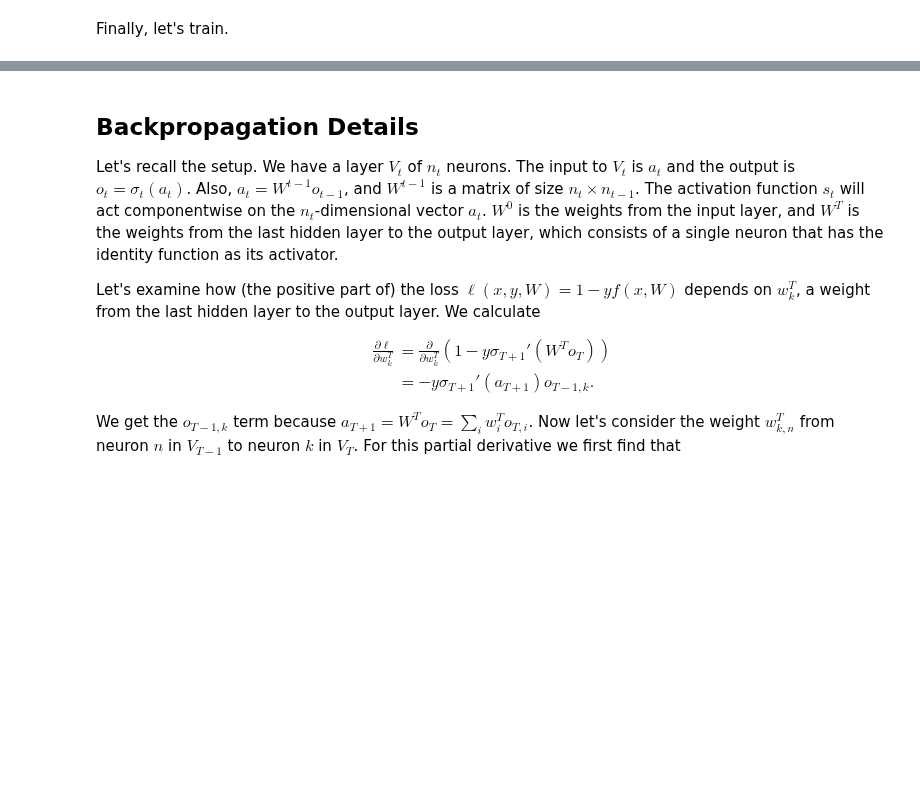
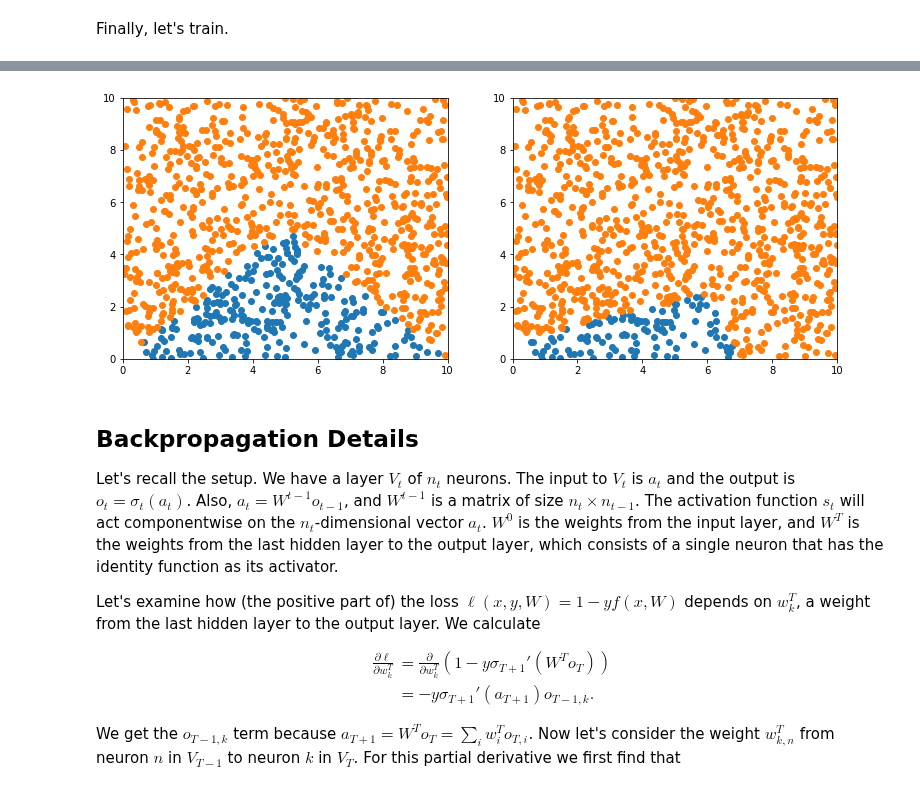
Before and after one commit to kevinnowland/kevinnowland.github.io, a Jupyter notebook: code/_notebooks/Backpropogation.ipynb, the cells around one changed output, grey strips where cells are left out. Drawn from its saved outputs; the diff is of its cells as text; code cells hidden in the pictures; blank space fills up the shorter version.

```diff
--- a/code/_notebooks/Backpropogation.ipynb
+++ b/code/_notebooks/Backpropogation.ipynb
@@ -595,0 +640,12 @@ plt.show()
+# %%
+data = nn_artificial.fit(train_data[['x_1', 'x_2']],
+                        train_data['y'],
+                        eta=.001,
+                        max_iter=1001,
+                        max_error=0.05,
+                        random_seed=4,
+                        save_data=True,
+                        batch_size=20)
+
+print(data[0][1])
+print(data[-1][1])
@@ -596,3 +656,25 @@ plt.show()
+# %%
+train_data['prediction'] = nn_artificial.predict(train_data[['x_1', 'x_2']])
+
+fig, ax = plt.subplots(1, 2, figsize=(12.8, 4.8))
+lims = np.array([0, 10])
+
+ax[0].set_xlim(lims)
+ax[0].set_ylim(lims)
+ax[1].set_xlim(lims)
+ax[1].set_ylim(lims)
+
+c_tr = train_data['y'] == 1
+ax[0].plot(train_data[c_tr]['x_1'], train_data[c_tr]['x_2'], 'o')
+ax[0].plot(train_data[~c_tr]['x_1'], train_data[~c_tr]['x_2'], 'o')
+
+c_pr = train_data['prediction'] == 1
+ax[1].plot(train_data[c_pr]['x_1'], train_data[c_pr]['x_2'], 'o')
+ax[1].plot(train_data[~c_pr]['x_1'], train_data[~c_pr]['x_2'], 'o')
+
+plt.show()
+# %% [output]
+[figure, added]
 # %% [markdown]
 ## Backpropagation Details
 
```
Also changed, not shown: parts of 6 cells of this notebook, 2 other files.
